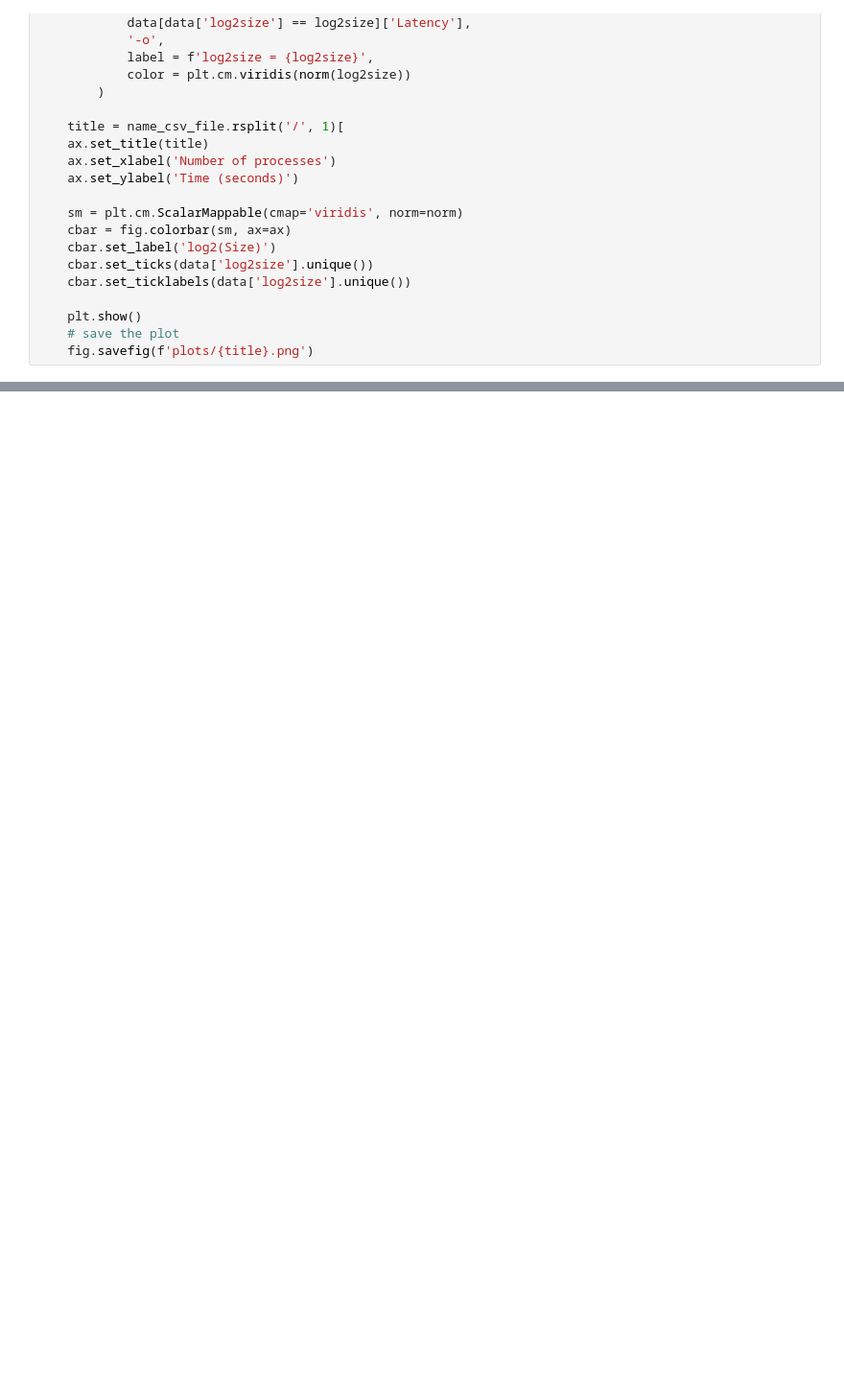
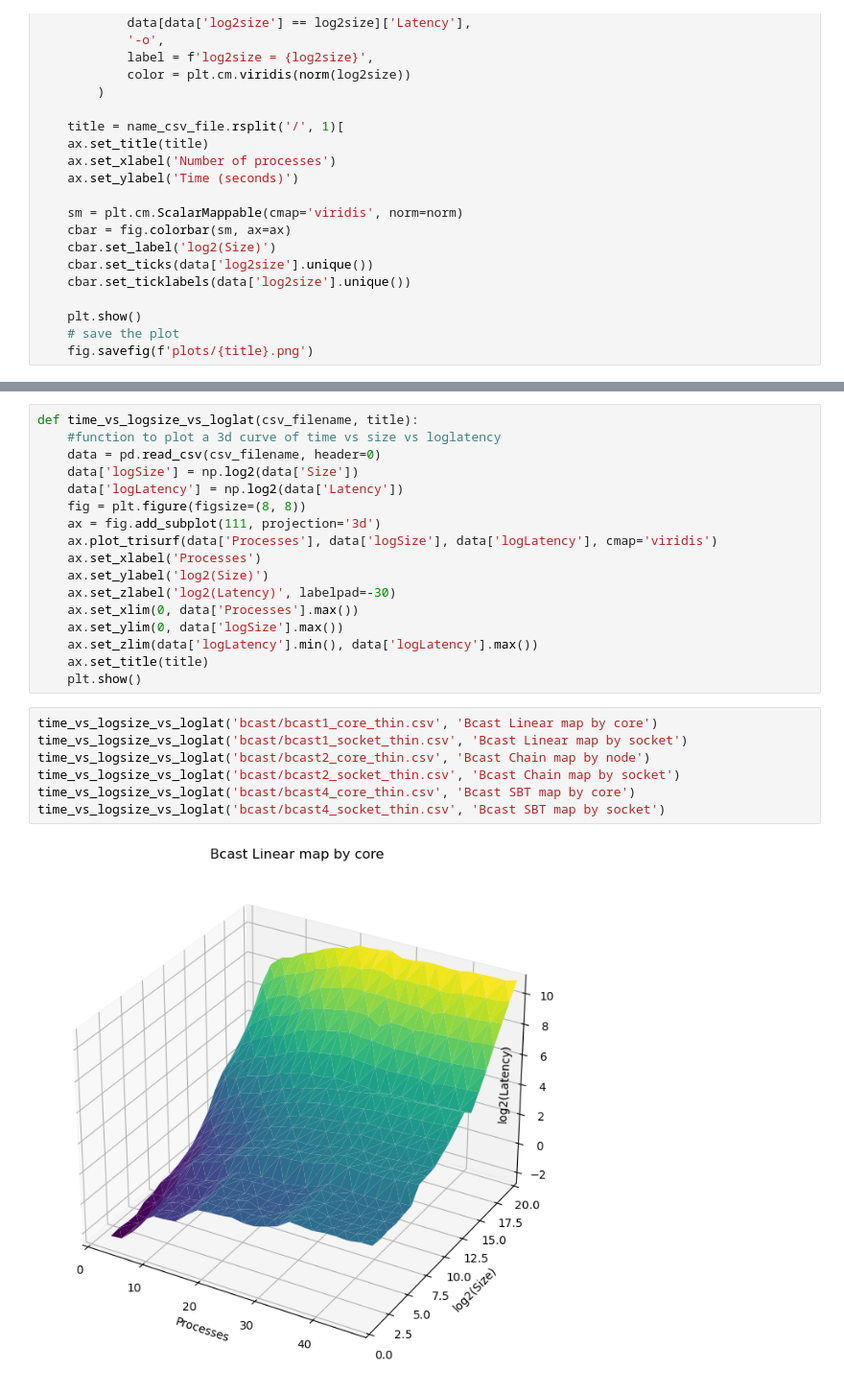
Before and after one commit to adellasiega/High-Performance-Computing, a Jupyter notebook: openMPI_collective_operations/data_analysis.ipynb, the cells around one changed output, grey strips where cells are left out. Shown at 96% size. Saved outputs shown, nothing was run; the diff lists cells and outputs as text; blank space fills up the shorter version.

```diff
--- a/openMPI_collective_operations/data_analysis.ipynb
+++ b/openMPI_collective_operations/data_analysis.ipynb
@@ -51,0 +41,26 @@ for file in os.listdir("reduce"):
+# %%
+def time_vs_logsize_vs_loglat(csv_filename, title):
+    #function to plot a 3d curve of time vs size vs loglatency
+    data = pd.read_csv(csv_filename, header=0)
+    data['logSize'] = np.log2(data['Size'])
+    data['logLatency'] = np.log2(data['Latency'])
+    fig = plt.figure(figsize=(8, 8))
+    ax = fig.add_subplot(111, projection='3d')
+    ax.plot_trisurf(data['Processes'], data['logSize'], data['logLatency'], cmap='viridis')
+    ax.set_xlabel('Processes')
+    ax.set_ylabel('log2(Size)')
+    ax.set_zlabel('log2(Latency)', labelpad=-30)
+    ax.set_xlim(0, data['Processes'].max())
+    ax.set_ylim(0, data['logSize'].max())
+    ax.set_zlim(data['logLatency'].min(), data['logLatency'].max())
+    ax.set_title(title)
+    plt.show()
+# %%
+time_vs_logsize_vs_loglat('bcast/bcast1_core_thin.csv', 'Bcast Linear map by core')
+time_vs_logsize_vs_loglat('bcast/bcast1_socket_thin.csv', 'Bcast Linear map by socket')
+time_vs_logsize_vs_loglat('bcast/bcast2_core_thin.csv', 'Bcast Chain map by node')
+time_vs_logsize_vs_loglat('bcast/bcast2_socket_thin.csv', 'Bcast Chain map by socket')
+time_vs_logsize_vs_loglat('bcast/bcast4_core_thin.csv', 'Bcast SBT map by core')
+time_vs_logsize_vs_loglat('bcast/bcast4_socket_thin.csv', 'Bcast SBT map by socket')
+# %% [output]
+[figure, added]
```
Also changed, not shown: parts of 3 cells of this notebook, 42 other files.
